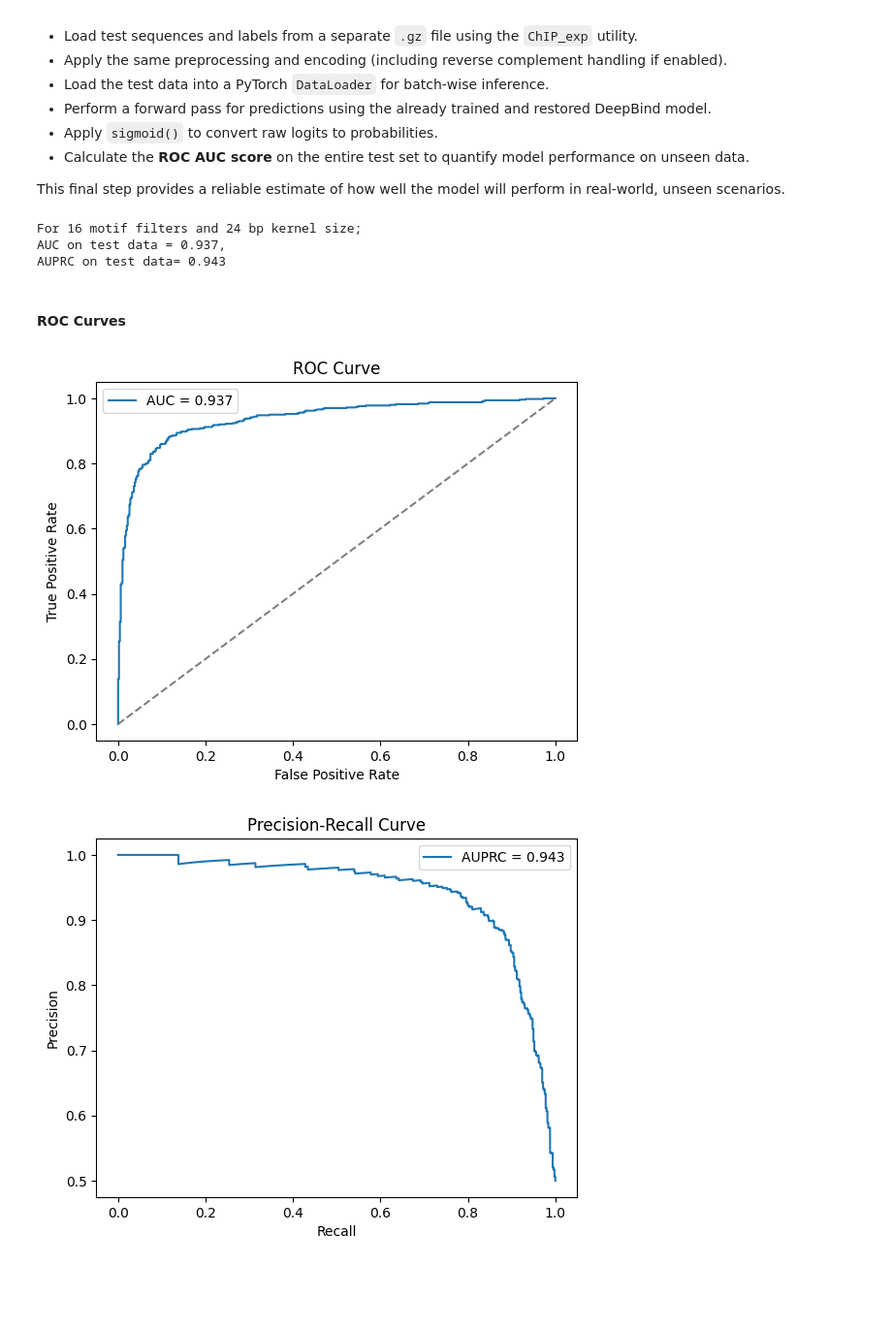
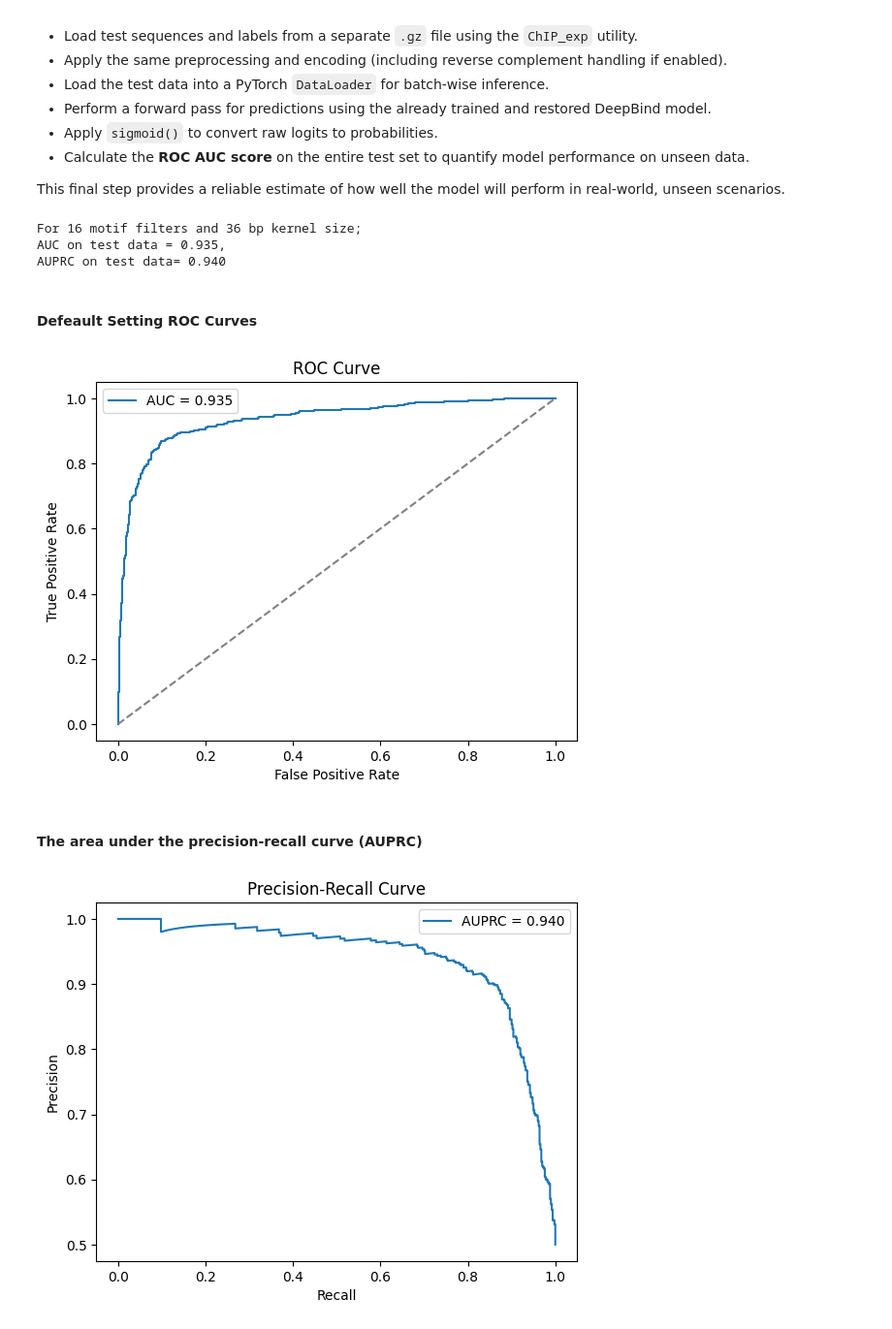
Before and after one commit to hilmklnc/DI_504_Project, a Jupyter notebook: implementation_deepbind.ipynb, the cells around one changed output. Shown at 97% size. Saved outputs shown, nothing was run; the diff lists cells and outputs as text; code cells hidden in the pictures; blank space fills up the shorter version.

```diff
--- a/implementation_deepbind.ipynb
+++ b/implementation_deepbind.ipynb
@@ -455,8 +459,8 @@ For each combination, the model is:
 
 print("Using Apple MPS device", device)
 # Hyper parameters - Default training configuration
-nummotif = 16 # Default Output Channel, number of motif filters to discover (Each one is intended to learn to recognize a different DNA motif)
-motiflen = 24 # Default Kernel size, the length of the motif to detect (filter width in the 1D convolution)
+#nummotif = 16 # Default Output Channel, number of motif filters to discover (Each one is intended to learn to recognize a different DNA motif)
+# motiflen = 24 # Default Kernel size, the length of the motif to detect (filter width in the 1D convolution)
 
 def random_hyperparams_search(train_dataloader,valid_dataloader,device,nummotif=16,motiflen=24, num_trials=5):
     learning_steps_list = [4000, 8000, 12000, 16000, 20000] # Predefined list of learning steps to evaluate
@@ -932,12 +939,13 @@ def eval_independent_test_set(test_loader,nummotif, motiflen, device):
         best_beta1, best_beta2, best_beta3,
         reverse_complemet_mode=reverse_mode  # use same reverse mode as training
     ).to(device)
-
+    checkpoint = torch.load('MyModel_2_2.pth')
     # Manually restore the weights from checkpoint (PyTorch manual param loading)
     model.wConv = checkpoint['conv']
     model.wRect = checkpoint['rect']
-    # model.wHidden = checkpoint['wHidden']
-    # model.wHiddenBias = checkpoint['wHiddenBias']
+    if best_neuType != 'nohidden':
+        model.wHidden = checkpoint['wHidden']
+        model.wHiddenBias = checkpoint['wHiddenBias']
     model.wNeu = checkpoint['wNeu']
     model.wNeuBias = checkpoint['wNeuBias']
 
@@ -971,17 +979,18 @@ def eval_independent_test_set(test_loader,nummotif, motiflen, device):
         print(f"For {nummotif} motif filters and {motiflen} bp kernel size;")
         print(f"AUC on test data = {np.mean(auc):.3f}, \nAUPRC on test data= {np.mean(auprc):.3f}")
     return labels,pred
+
 labels, pred  = eval_independent_test_set(test_loader,nummotif, motiflen, device)
 # %% [output]
-For 16 motif filters and 24 bp kernel size;
-AUC on test data = 0.937,
-AUPRC on test data= 0.943
+For 16 motif filters and 36 bp kernel size;
+AUC on test data = 0.935,
+AUPRC on test data= 0.940
 # %% [markdown]
-#### ROC Curves
+#### Defeault Setting ROC Curves
 # %%
 fpr, tpr, _ = metrics.roc_curve(labels, pred)
 roc_auc = metrics.auc(fpr, tpr)
-
+# default
 plt.figure()
 plt.plot(fpr, tpr, label=f'AUC = {roc_auc:.3f}')
 plt.plot([0, 1], [0, 1], linestyle='--', color='gray')
@@ -991,16 +1000,18 @@ plt.title('ROC Curve')
 plt.legend()
 plt.show()
 # %% [output]
-[figure, old version]
+[figure, new version]
+# %% [markdown]
+#### The area under the precision-recall curve (AUPRC)
 # %%
-
+# default
 precision, recall, _ = metrics.precision_recall_curve(labels, pred)
-pr_auc = auc(recall, precision)
+pr_auc = metrics.auc(recall, precision)
 plt.plot(recall, precision, label=f"AUPRC = {pr_auc:.3f}")
 plt.xlabel("Recall")
 plt.ylabel("Precision")
 plt.title("Precision-Recall Curve")
 plt.legend()
 plt.show()
 # %% [output]
-[figure, old version]
+[figure, new version]
```
Also changed, not shown: parts of 12 cells of this notebook, 12 other files.
